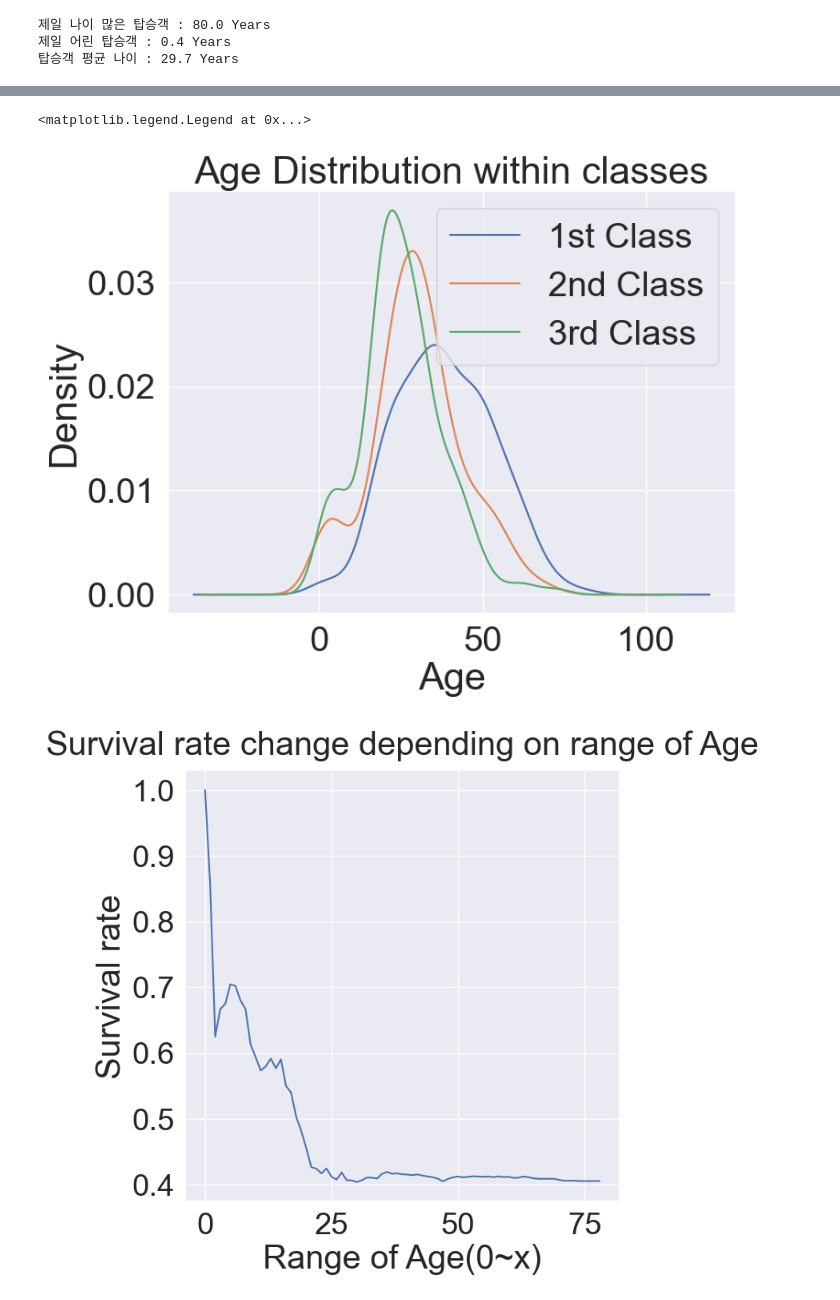
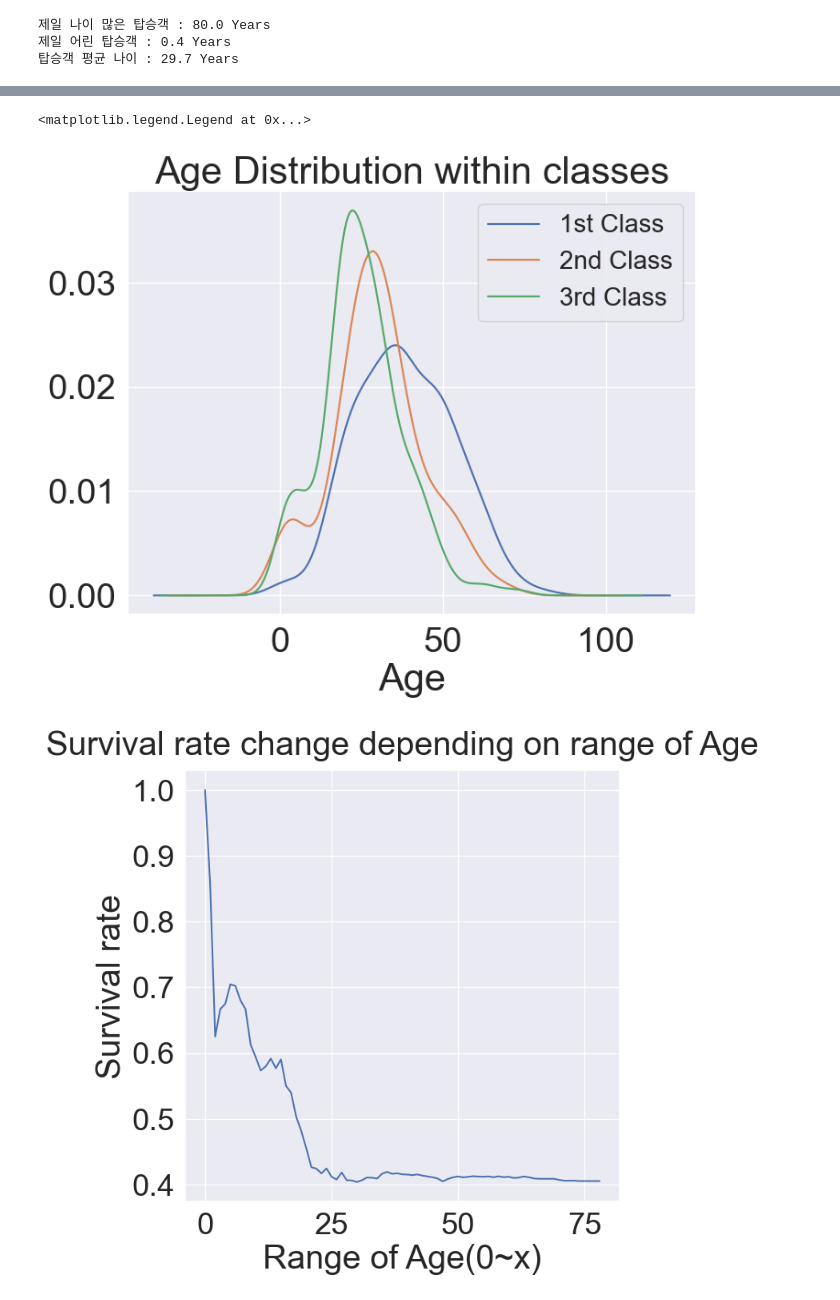
Before and after one commit to applesatang/Kaggle, a Jupyter notebook: 01_Titanic/Titanic_Study.ipynb, the cells around one changed output, grey strips where cells are left out. Drawn from its saved outputs; the diff is of its cells as text; code cells hidden in the pictures.

```diff
--- a/01_Titanic/Titanic_Study.ipynb
+++ b/01_Titanic/Titanic_Study.ipynb
@@ -351,15 +371,16 @@ plt.show()
 # %%
 plt.figure(figsize=(8,6))
 df_train['Age'][df_train['Pclass'] == 1].plot(kind='kde')
 df_train['Age'][df_train['Pclass'] == 2].plot(kind='kde')
 df_train['Age'][df_train['Pclass'] == 3].plot(kind='kde')
 
+plt.ylabel('')
 plt.xlabel('Age')
 plt.title('Age Distribution within classes')
-plt.legend(['1st Class', '2nd Class', '3rd Class'])
+plt.legend(['1st Class', '2nd Class', '3rd Class'], fontsize =20)
 # %% [output]
 <matplotlib.legend.Legend at 0x...>
-[figure, old version]
+[figure, new version]
 # %%
 # 1,2 등급 객실의 경우 부모와 함께 탄 어린아이들이 있다.
 # 3등급 객실의 중앙값은 1,2등급 객실의 중앙값 보다 높다.
```
Also changed, not shown: parts of 30 cells of this notebook, 1 other file.
